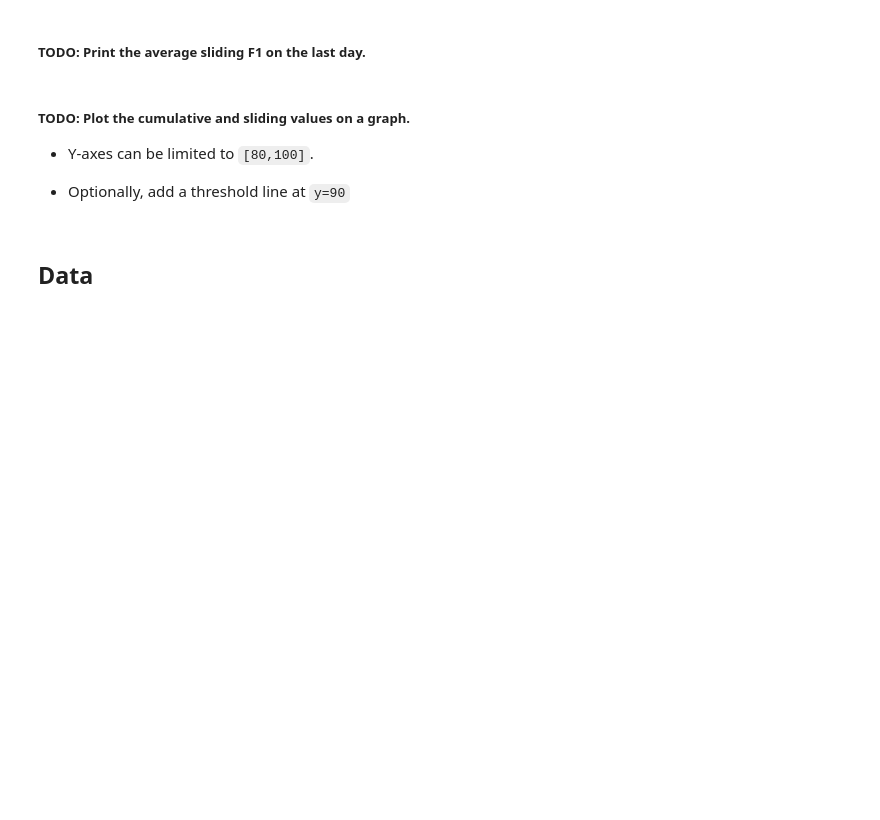
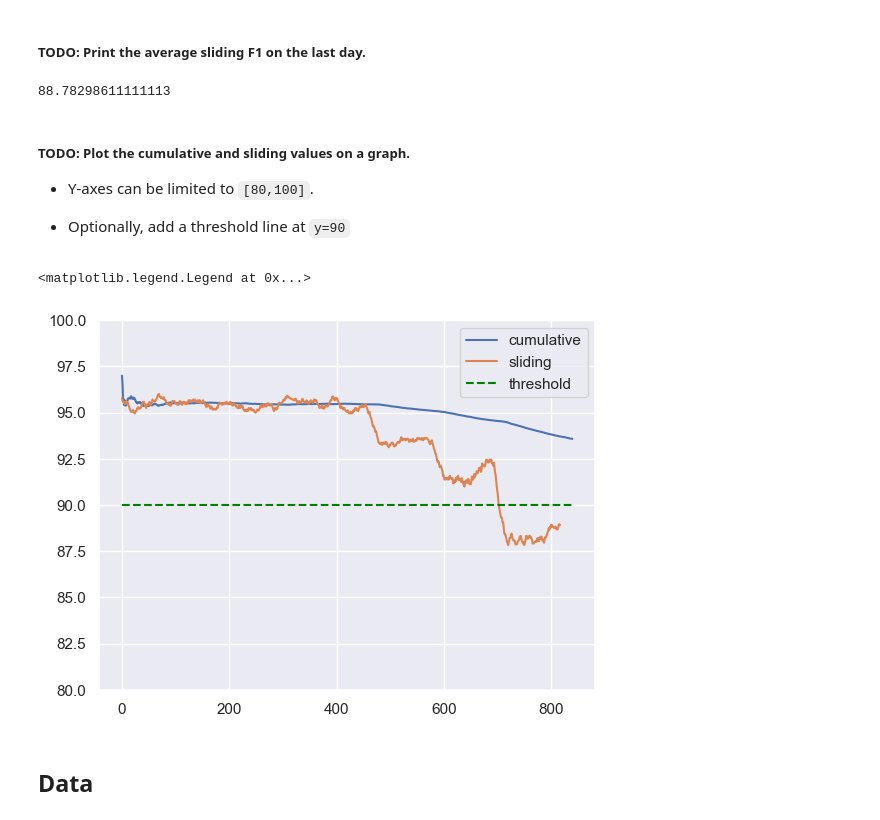
Before and after one commit to AMMI-2024/mlops-course, a Jupyter notebook: 6day/lab/code/monitoring_alibi_detect_tasks.ipynb, the cells around one changed output. Drawn from its saved outputs; the diff is of its cells as text; code cells hidden in the pictures; blank space fills up the shorter version.

```diff
--- a/6day/lab/code/monitoring_alibi_detect_tasks.ipynb
+++ b/6day/lab/code/monitoring_alibi_detect_tasks.ipynb
@@ -54,5 +38,8 @@ Explanation:
 - at iteration 1: we use the elements at 0th and 1st position in original array to calculate the mean --> (3+1)/2=2
 - at iteration 2: we use the elements at 0th, 1st and 2nd position in original array to calculate the mean --> (3+1+2)/3=2
 - at iteration 3: we use the elements at 0th and up to 3rd position in original array to calculate the mean --> (3+1+2+10)/4=4
+# %%
+# Cumulative f1
+cumulative_f1 = [np.mean(hourly_f1[:n]) for n in range(1, len(hourly_f1)+1)]
 # %% [markdown]
 ##### **TODO:** Print the average cumulative F1 on the last day.
@@ -67,14 +58,35 @@ Explanation:
 - at iteration 1: we use the elements at 1st,2nd,3rd position in original array to calculate the mean --> (2+3+8)/3=4.333
 - at iteration 2: we use the elements at 2nd,3rd,4th position in original array to calculate the mean --> (3+8-6)/3=1.667
 - at iteration 3: we use the elements at 3rd,4th,5th position in original array to calculate the mean --> (8-6+10)/3=4
+# %%
+window_size = 24
+slides = [] # averages for every sliding window
+for i in range(0, len(hourly_f1)):
+    avg = np.mean(hourly_f1[i:i+window_size])
+    slides.append(avg)
+    if i+window_size == len(hourly_f1):
+        break
 # %% [markdown]
 ##### **TODO:** Print the average sliding F1 on the last day.
+# %%
+np.mean(slides[-24:])
+# %% [output]
+88.78298611111113
 # %% [markdown]
 ##### **TODO:** Plot the cumulative and sliding values on a graph.
 
 - Y-axes can be limited to `[80,100]`.
 
 - Optionally, add a threshold line at `y=90`
+# %%
+plt.ylim([80, 100])
+plt.plot(cumulative_f1, label="cumulative")
+plt.plot(slides, label="sliding")
+plt.hlines(y=90, xmin=0, xmax=len(hourly_f1), colors="green", linestyles="dashed", label="threshold")
+plt.legend()
+# %% [output]
+<matplotlib.legend.Legend at 0x...>
+[figure, added]
 # %% [markdown]
 ## Data
 # %%
```
Also changed, not shown: parts of 12 cells of this notebook.
